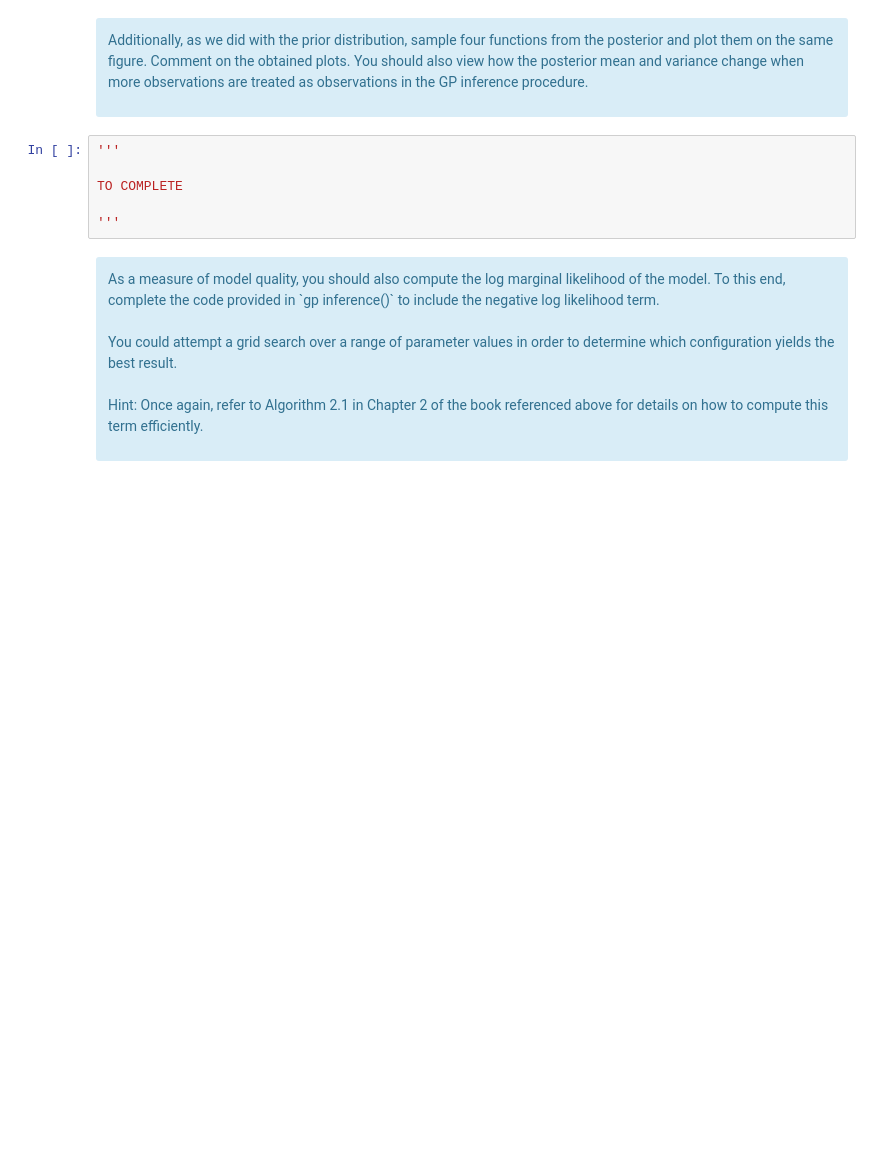
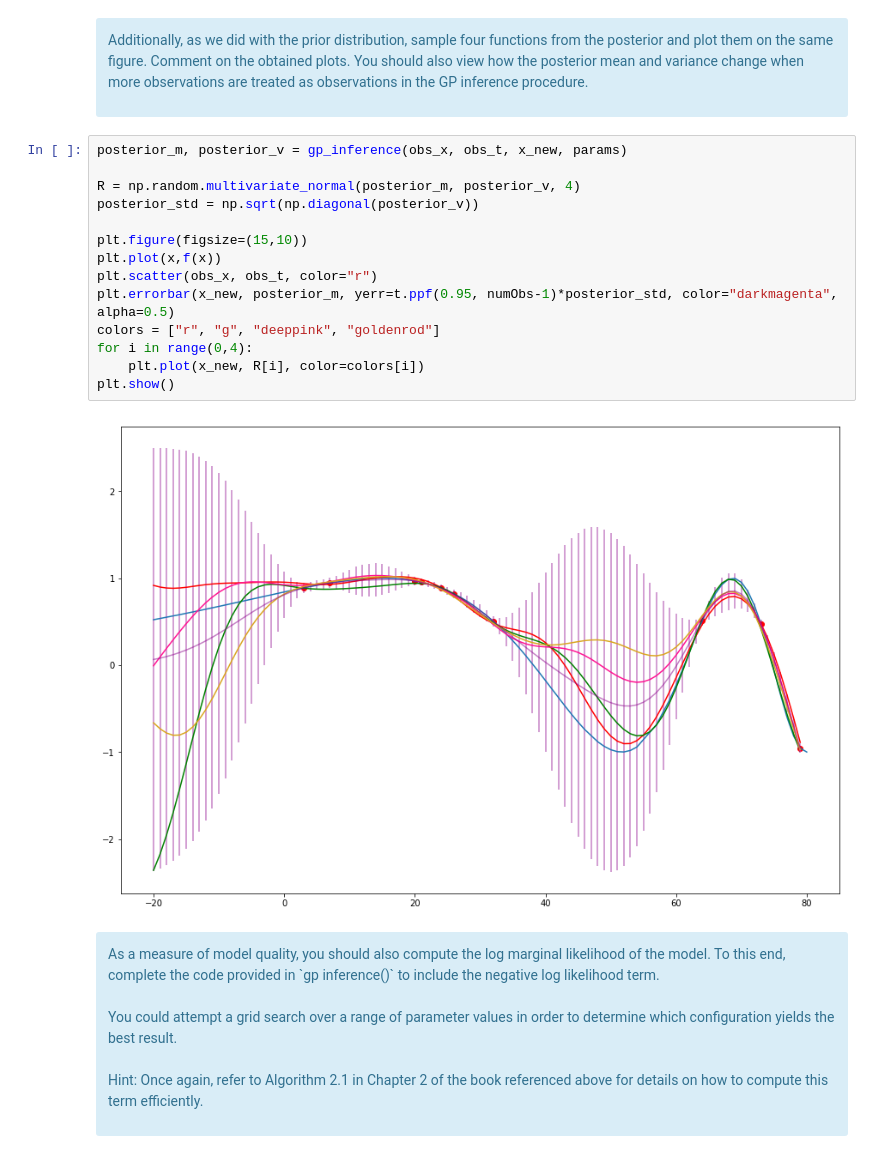
Before and after one commit to claudioscalzo/asi, a Jupyter notebook: gaussian_processes.ipynb, the cells around one changed output. Cells and saved outputs as stored; diff of their text form; blank space fills up the shorter version.

```diff
--- a/gaussian_processes.ipynb
+++ b/gaussian_processes.ipynb
@@ -267,12 +287,22 @@ TO COMPLETE
 
 Additionally, as we did with the prior distribution, sample four functions from the posterior and plot them on the same figure. Comment on the obtained plots. You should also view how the posterior mean and variance change when more observations are treated as observations in the GP inference procedure.
 </div>
-# %%
-'''
-
-TO COMPLETE
-
-'''
+# %%
+posterior_m, posterior_v = gp_inference(obs_x, obs_t, x_new, params)
+
+R = np.random.multivariate_normal(posterior_m, posterior_v, 4)
+posterior_std = np.sqrt(np.diagonal(posterior_v))
+
+plt.figure(figsize=(15,10))
+plt.plot(x,f(x))
+plt.scatter(obs_x, obs_t, color="r")
+plt.errorbar(x_new, posterior_m, yerr=t.ppf(0.95, numObs-1)*posterior_std, color="darkmagenta", alpha=0.5)
+colors = ["r", "g", "deeppink", "goldenrod"]
+for i in range(0,4):
+    plt.plot(x_new, R[i], color=colors[i])
+plt.show()
+# %% [output]
+[figure, added]
 # %% [markdown]
 <div class="alert alert-info">
 As a measure of model quality, you should also compute the log marginal likelihood of the model.
```
Also changed, not shown: parts of 15 cells of this notebook.
